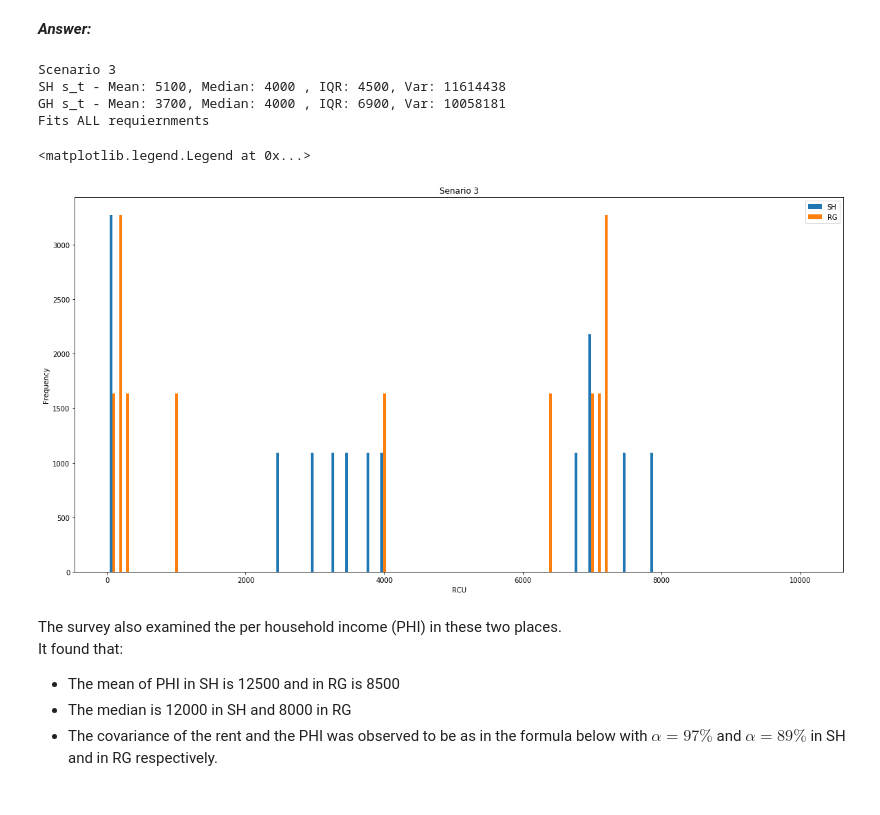
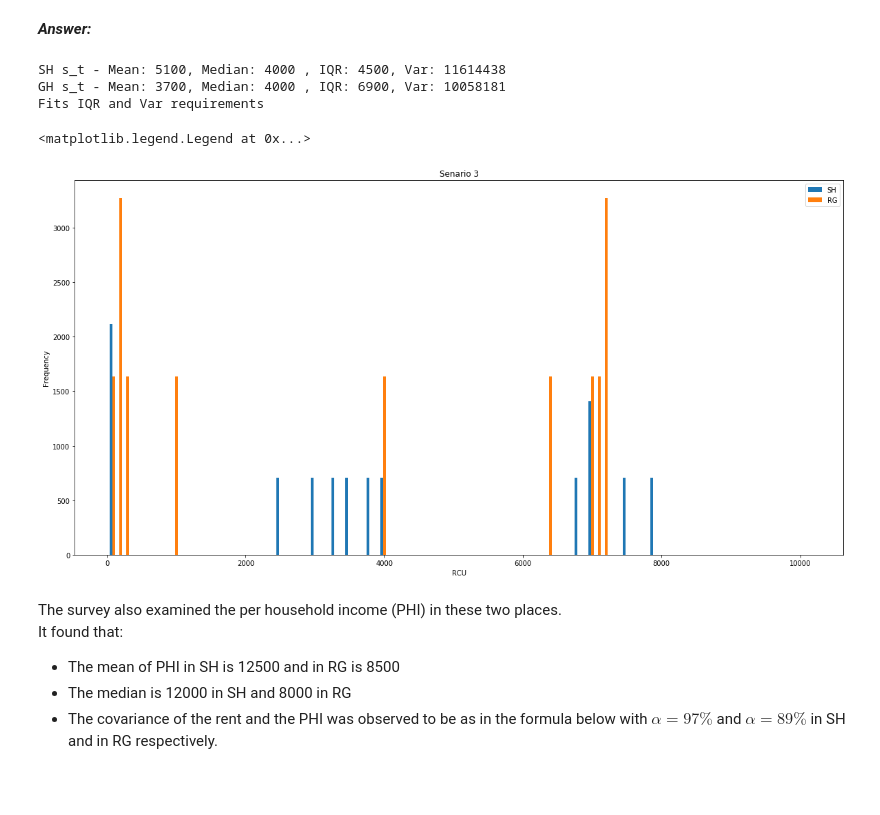
Before and after one commit to mayakerem/StatisticsDataAnalysis, a Jupyter notebook: HW1.ipynb, the cells around one changed output. Drawn from its saved outputs; the diff is of its cells as text; code cells hidden in the pictures.

```diff
--- a/HW1.ipynb
+++ b/HW1.ipynb
@@ -307,47 +290,38 @@ In addition, in this scenario the rent in SH should have a higher variance than
 # %% [markdown]
 ***Answer:***
 # %%
-print("Scenario 3")
-
 # Setting up SH
 # We use seed so we dont change the set of randomized numbers
 np.random.seed(102)
 
-mu, sigma, pop = 4000, 100, 12000
-s = np.random.normal(mu, sigma, pop)
-# newley added terms
-s_t=np.array([40, 10160, 35, 10165, 30, 10170, 2500,3000,3500, 3250, 3750, 4000, 7900, 7500, 6800, 6950, 6950] * int(pop/11))
+sh_pop = 12000
+# newly added terms
+s_t=np.array([40, 10160, 35, 10165, 30, 10170, 2500,3000,3500, 3250, 3750, 4000, 7900, 7500, 6800, 6950, 6950] * int(sh_pop/17))
 print('SH s_t - Mean: {}, Median: {} , IQR: {}, Var: {}'.format(int(np.mean(s_t)), int(np.median(s_t)), int(stats.iqr(s_t)), int(np.var(s_t))))
-
-#s_1 = np.concatenate((s,s_t),axis=0)
-
-#print('SH - Mean: {}, Median: {} , IQR: {}'.format(int(np.mean(s_1)), int(np.median(s_1)), int(stats.iqr(s_1))))
 
 # Setting up RG
 np.random.seed(102)
 
 mu, sigma, pop = 4000, 100, 18000
-# s = np.random.normal(mu, sigma, 500)
-# newley added terms
+# newly added terms
 s_1t = np.array([ 200, 7000, 100, 7200, 200, 7200, 300, 7100, 1000, 6400, 4000]* int(pop/11))
 print('GH s_t - Mean: {}, Median: {} , IQR: {}, Var: {}'.format(int(np.mean(s_1t)), int(np.median(s_1t)), int(stats.iqr(s_1t)), int(np.var(s_1t))))
 
 if ((stats.iqr(s_t) < stats.iqr(s_1t)) and (np.var(s_t) > np.var(s_1t))):
-    print ('Fits ALL requiernments')
+    print ('Fits IQR and Var requirements')
 
 figure, ax = plt.subplots(figsize = (20,10))
 ax.hist([s_t,s_1t], bins = np.arange(min(min(s_t),min(s_1t)), max(max(s_t), max(s_1t)), 100), label=['SH','RG'])
 plt.title('Senario 3')
 plt.xlabel('RCU')
 plt.ylabel('Frequency')
 plt.legend()
 # %% [output]
-Scenario 3
 SH s_t - Mean: 5100, Median: 4000 , IQR: 4500, Var: 11614438
 GH s_t - Mean: 3700, Median: 4000 , IQR: 6900, Var: 10058181
-Fits ALL requiernments
+Fits IQR and Var requirements
 <matplotlib.legend.Legend at 0x...>
-[figure, old version]
+[figure, new version]
 # %% [markdown]
 The survey also examined the per household income (PHI) in these two places.<br>
 It found that:<br>
```
Also changed, not shown: parts of 6 cells of this notebook.
